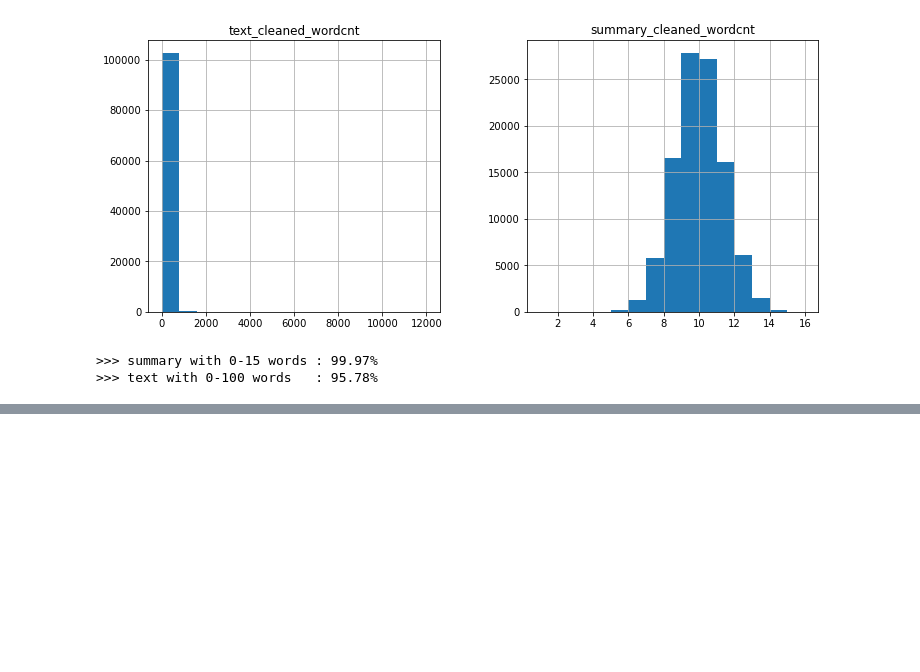
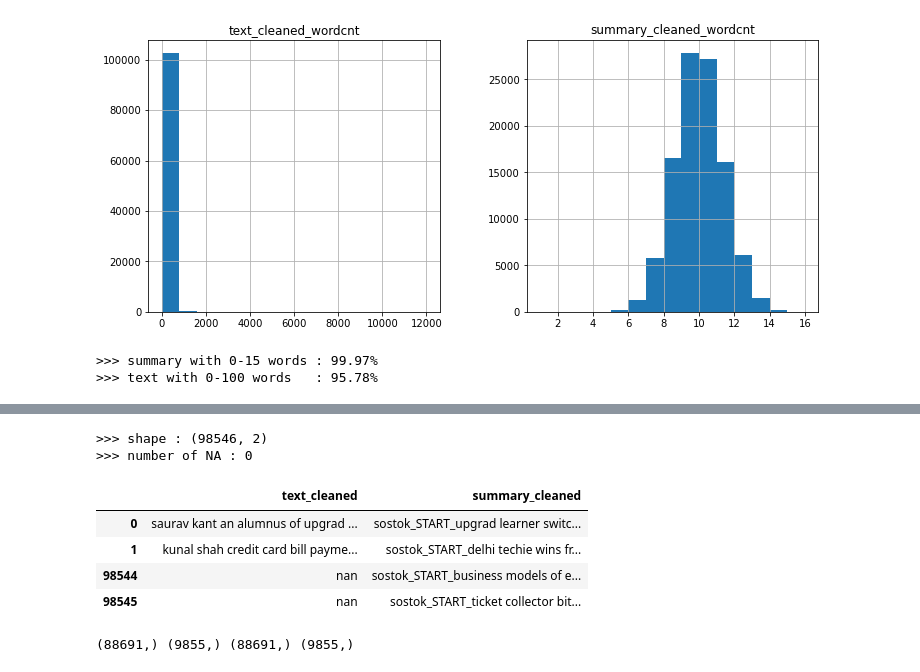
Before and after one commit to sam351/NLP_study, a Jupyter notebook: kaggle_news_summary/201203_news-summary_01_Seq2Seq.ipynb, the cells around one changed output, grey strips where cells are left out. Saved outputs shown, nothing was run; the diff lists cells and outputs as text; code cells hidden in the pictures; blank space fills up the shorter version.

Commit message:
Modify 201203_news-summary_01_Seq2Seq.ipynb
- Add Prepare Dataset - Train-Validation Split

```diff
--- a/kaggle_news_summary/201203_news-summary_01_Seq2Seq.ipynb
+++ b/kaggle_news_summary/201203_news-summary_01_Seq2Seq.ipynb
@@ -202,0 +209,23 @@ print(f'>>> text with 0-100 words   : {sum(pre_df.text_cleaned_wordcnt < 100)/le
+# %%
+# Remove outliers
+max_text_wordcnt = 100
+max_summary_wordcnt = 15
+
+post_pre_df = pre_df.loc[(pre_df.text_cleaned_wordcnt < max_text_wordcnt) & (pre_df.summary_cleaned_wordcnt < max_summary_wordcnt), ['text_cleaned', 'summary_cleaned']].reset_index(drop=True)
+post_pre_df['summary_cleaned'] = post_pre_df['summary_cleaned'].apply(lambda sent : 'sostok'+sent+'eostok')
+
+show_table(post_pre_df)
+# %% [output]
+>>> shape : (98546, 2)
+>>> number of NA : 0
+|  | text_cleaned | summary_cleaned |
+| 0 | saurav kant an alumnus of upgrad ... | sostok_START_upgrad learner switc... |
+| 1 | kunal shah credit card bill payme... | sostok_START_delhi techie wins fr... |
+| 98544 | nan | sostok_START_business models of e... |
+| 98545 | nan | sostok_START_ticket collector bit... |
+# %%
+# Train-validation split
+X_train, X_val, y_train, y_val = train_test_split(post_pre_df['text_cleaned'].values, post_pre_df['summary_cleaned'].values, test_size=0.1, random_state=0, shuffle=True)
+print(X_train.shape, X_val.shape, y_train.shape, y_val.shape)
+# %% [output]
+(88691,) (9855,) (88691,) (9855,)
```
Also changed, not shown: parts of 5 cells of this notebook.
